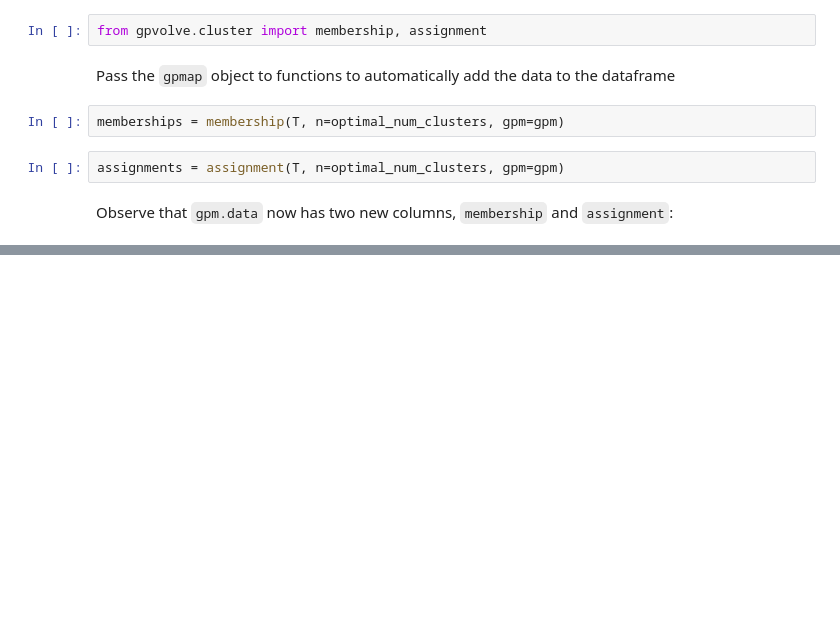
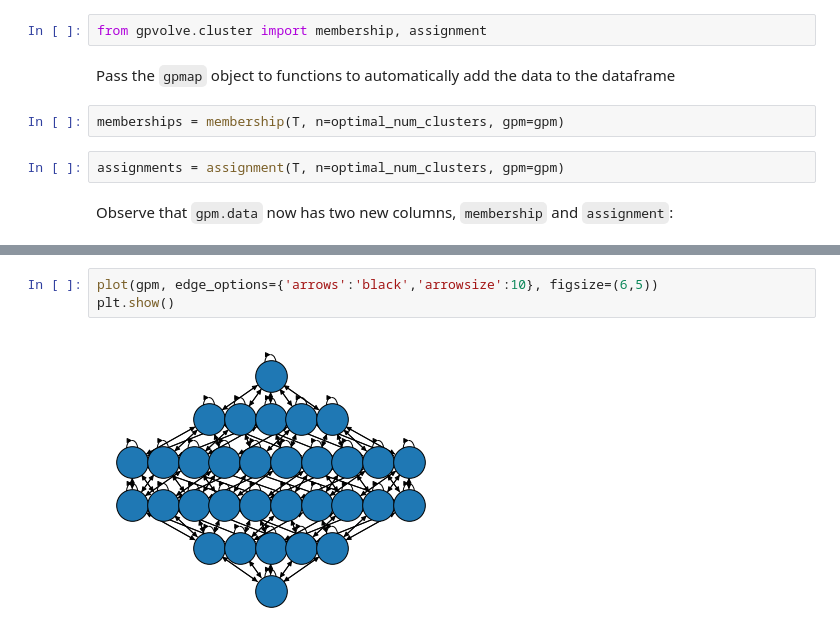
Before and after one commit to harmsm/gpvolve, a Jupyter notebook: examples/introduction.ipynb, the cells around one changed output, grey strips where cells are left out. Saved outputs shown, nothing was run; the diff lists cells and outputs as text; blank space fills up the shorter version.

```diff
--- a/examples/introduction.ipynb
+++ b/examples/introduction.ipynb
@@ -146,0 +150,5 @@ gpm.data.head()
+# %%
+plot(gpm, edge_options={'arrows':'black','arrowsize':10}, figsize=(6,5))
+plt.show()
+# %% [output]
+[figure, added]
```
Also changed, not shown: parts of 24 cells of this notebook, 2 other files.
